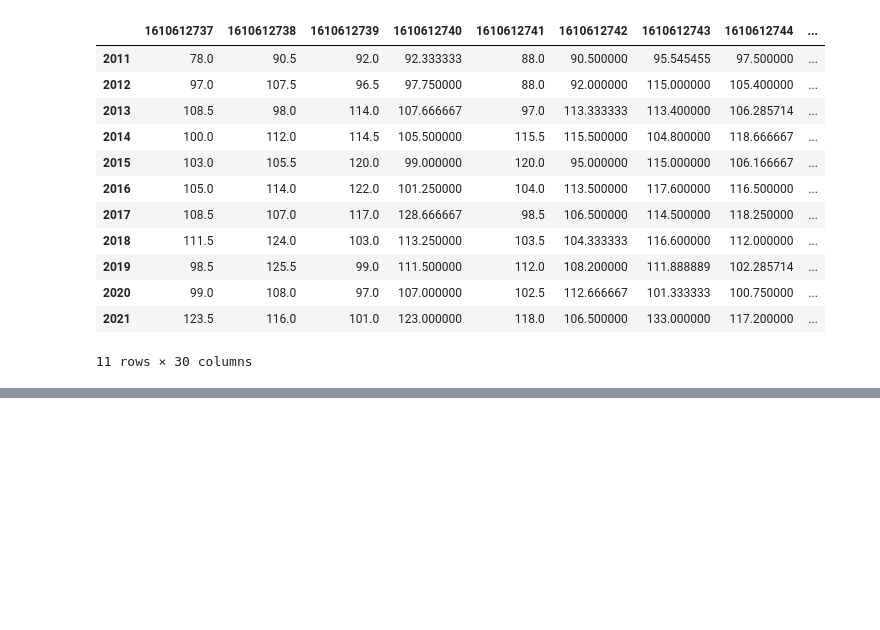
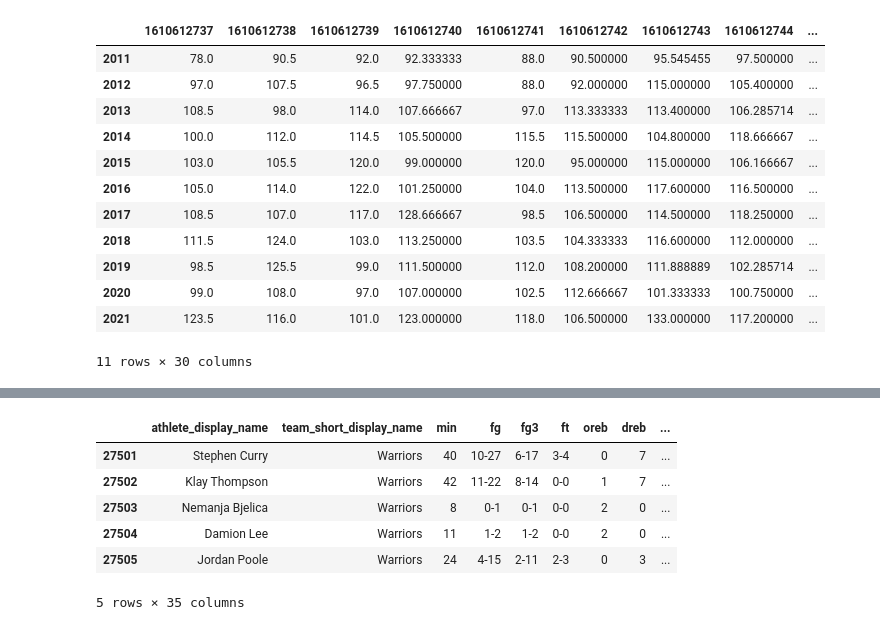
Before and after one commit to andrewyuantw/LakersAnalysis, a Jupyter notebook: Code/Analysis.ipynb, the cells around one changed output, grey strips where cells are left out. Saved outputs shown, nothing was run; the diff lists cells and outputs as text; code cells hidden in the pictures; blank space fills up the shorter version.

```diff
--- a/Code/Analysis.ipynb
+++ b/Code/Analysis.ipynb
@@ -408,0 +478,11 @@ As a reminder, our null hypothesis is that the Lakers did not have a team with s
+# %%
+nba_df = sportsdataverse.nba.load_nba_player_boxscore(seasons=range(2022, 2023))
+nba_df.tail()
+# %% [output]
+|  | athlete_display_name | team_short_display_name | min | fg | fg3 | ft | oreb | dreb | ... |
+| 27501 | Stephen Curry | Warriors | 40 | 10-27 | 6-17 | 3-4 | 0 | 7 | ... |
+| 27502 | Klay Thompson | Warriors | 42 | 11-22 | 8-14 | 0-0 | 1 | 7 | ... |
+| 27503 | Nemanja Bjelica | Warriors | 8 | 0-1 | 0-1 | 0-0 | 2 | 0 | ... |
+| 27504 | Damion Lee | Warriors | 11 | 1-2 | 1-2 | 0-0 | 2 | 0 | ... |
+| 27505 | Jordan Poole | Warriors | 24 | 4-15 | 2-11 | 2-3 | 0 | 3 | ... |
+5 rows × 35 columns
```
Also changed, not shown: parts of 69 cells of this notebook, 6 other files.
